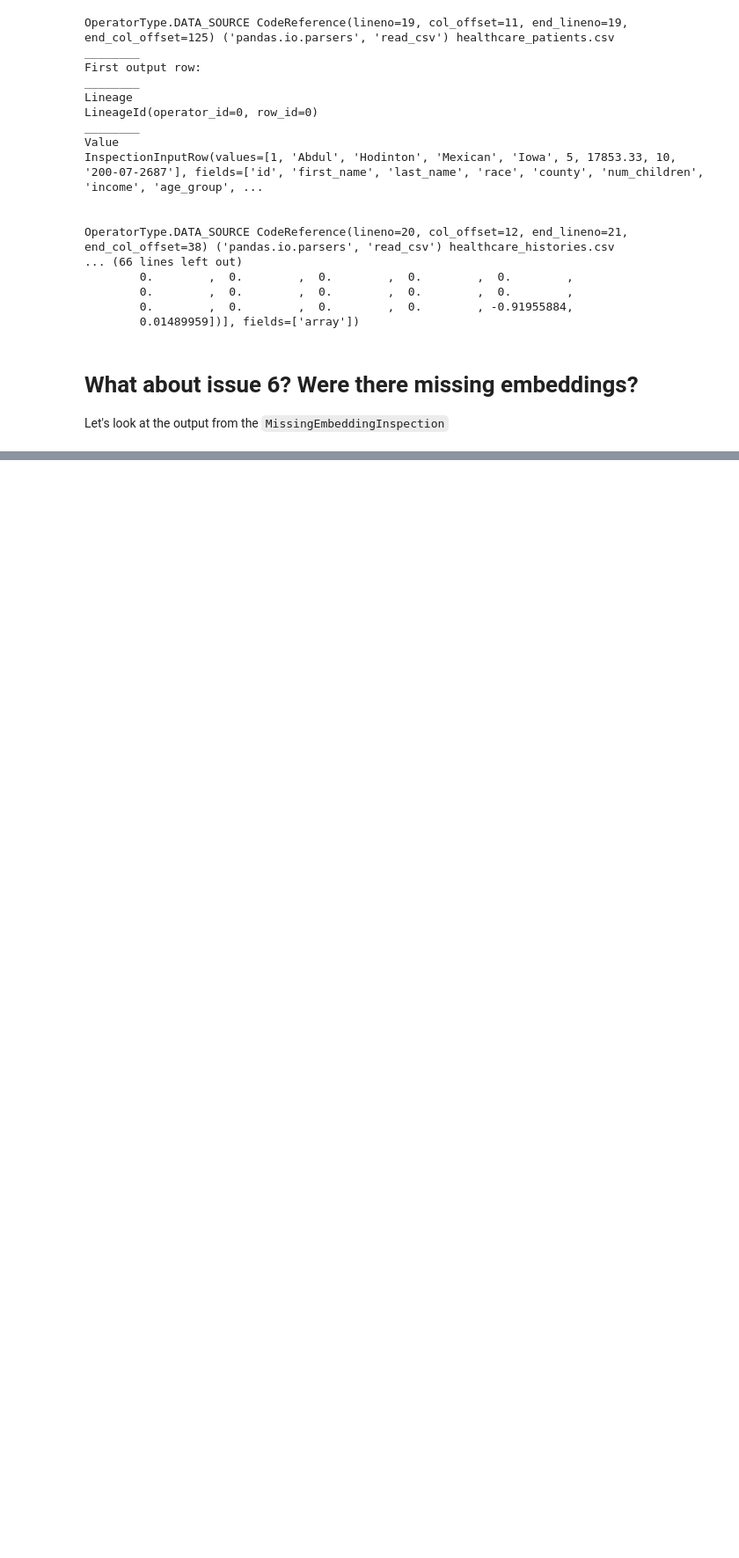
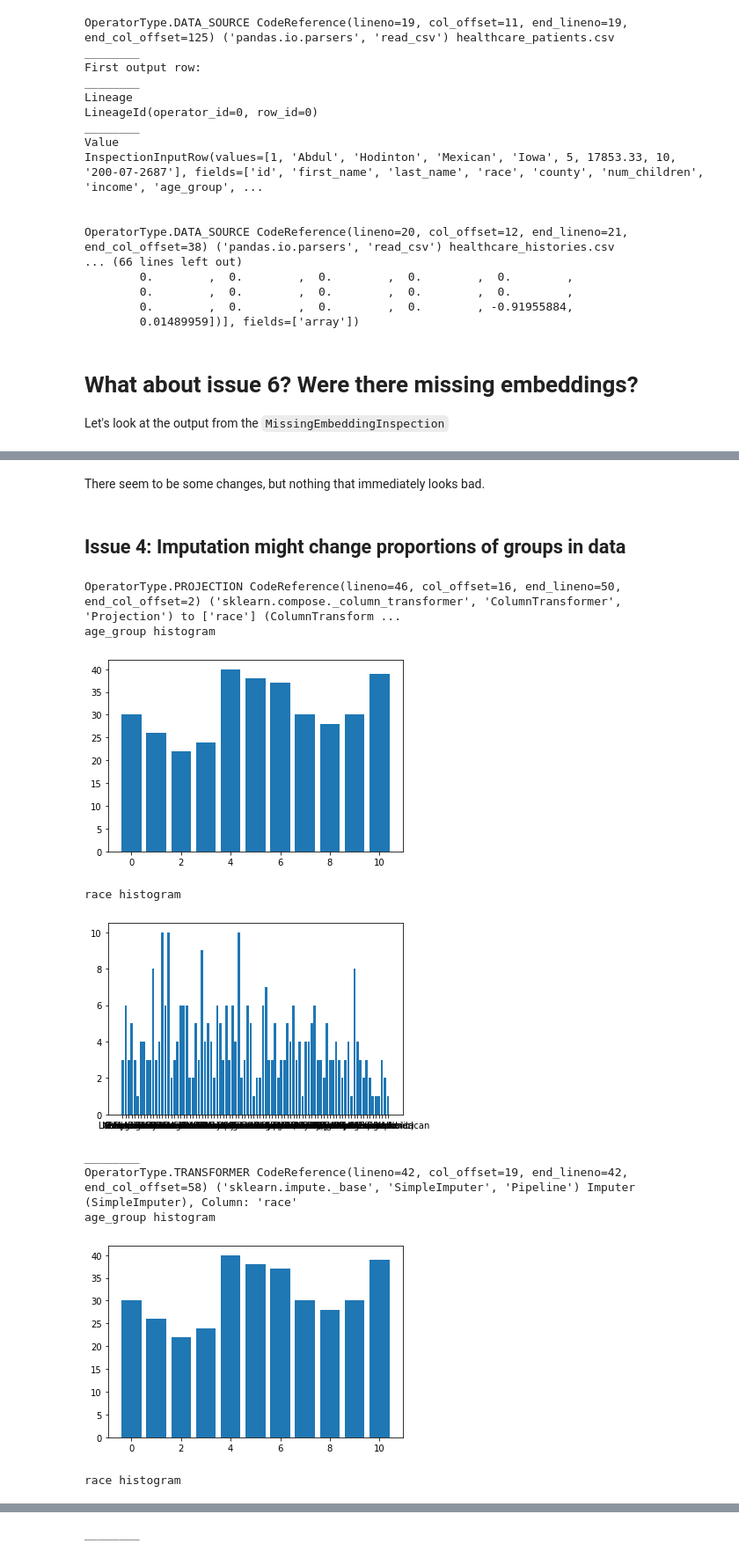
Before and after one commit to stefan-grafberger/mlinspect-cidr, a Jupyter notebook: demo/healthcare/healthcare_demo.ipynb, the cells around one changed output, grey strips where cells are left out. Shown: that part at 88% size. Drawn from its saved outputs; the diff is of its cells as text; code cells hidden in the pictures; blank space fills up the shorter version.

```diff
--- a/demo/healthcare/healthcare_demo.ipynb
+++ b/demo/healthcare/healthcare_demo.ipynb
@@ -175,0 +197,20 @@ race histogram
+# %% [markdown]
+There seem to be some changes, but nothing that immediately looks bad.
+# %% [markdown]
+## Issue 4: Imputation might change proportions of groups in data
+# %%
+relevant_nodes = [node for node in extracted_dag.nodes if node.description in {
+    "to ['race'] (ColumnTransformer)", "Imputer (SimpleImputer), Column: 'race'"}]
+
+print_dag_operator_histograms(relevant_nodes)
+# %% [output]
+OperatorType.PROJECTION CodeReference(lineno=46, col_offset=16, end_lineno=50, end_col_offset=2) ('sklearn.compose._column_transformer', 'ColumnTransformer', 'Projection') to ['race'] (ColumnTransform ...
+age_group histogram
+[figure, added]
+race histogram
+[figure, added]
+________
+OperatorType.TRANSFORMER CodeReference(lineno=42, col_offset=19, end_lineno=42, end_col_offset=58) ('sklearn.impute._base', 'SimpleImputer', 'Pipeline') Imputer (SimpleImputer), Column: 'race'
+age_group histogram
+[figure, added]
+race histogram
@@ -175,0 +218 @@ race histogram
+________
```
Also changed, not shown: parts of 11 cells of this notebook.
